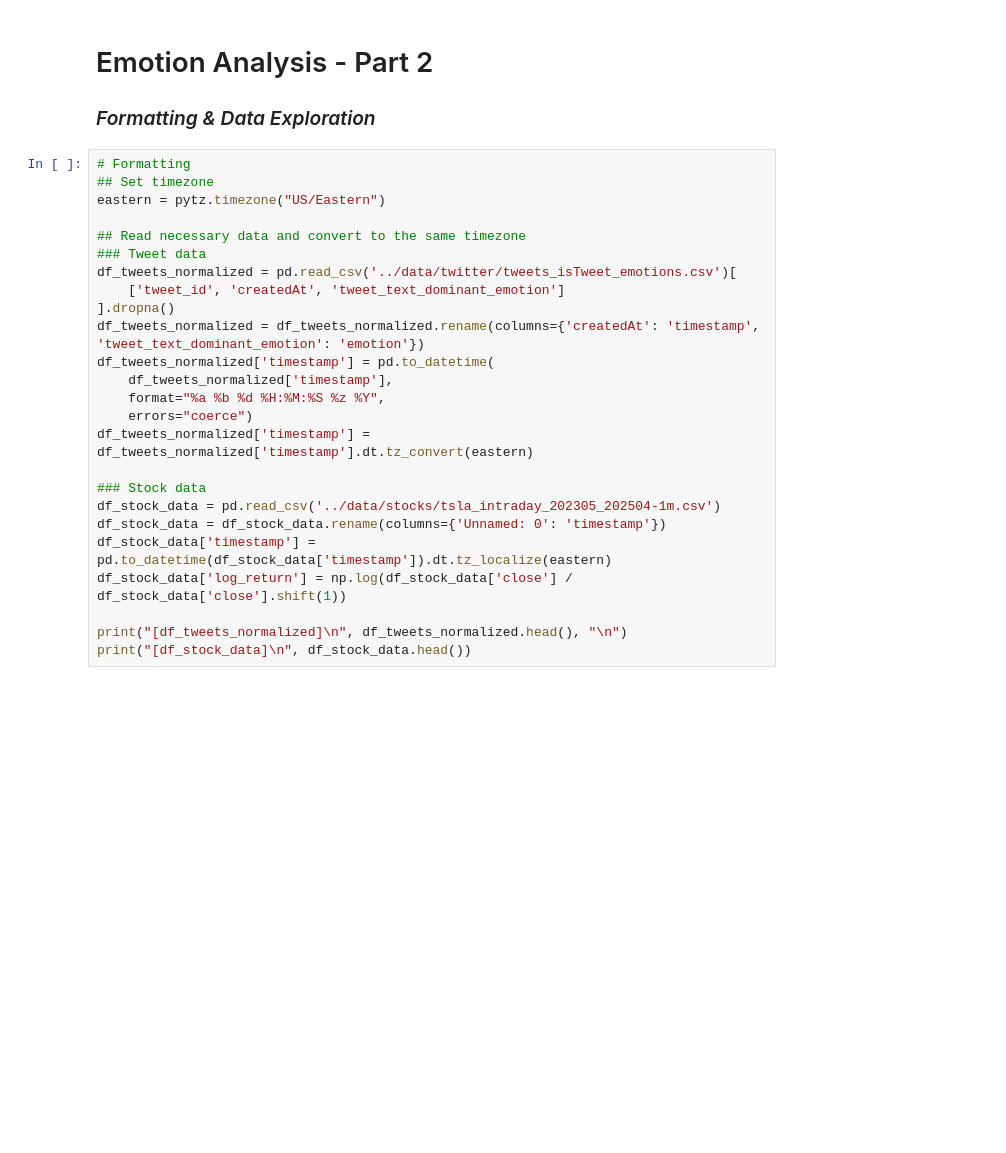
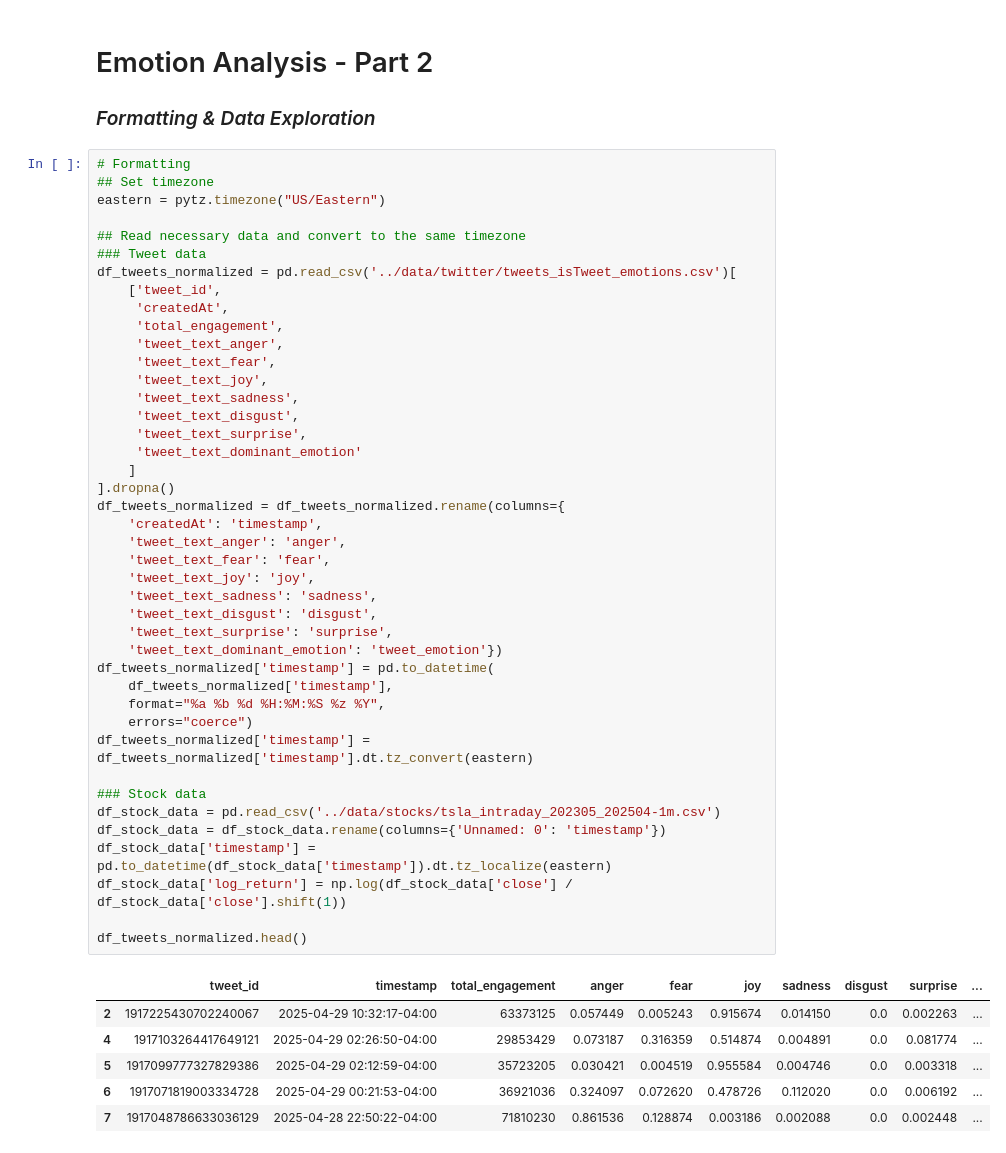
Before and after one commit to AK960/COIN_Repo, a Jupyter notebook: scripts/analyse_emotions.ipynb, the cells around one changed output. Cells and saved outputs as stored; diff of their text form; blank space fills up the shorter version.

```diff
--- a/scripts/analyse_emotions.ipynb
+++ b/scripts/analyse_emotions.ipynb
@@ -176,28 +198,52 @@ This part is only run once to create the new csv-file. Subsequently, the further
 # %%
 # Formatting
 ## Set timezone
 eastern = pytz.timezone("US/Eastern")
 
 ## Read necessary data and convert to the same timezone
 ### Tweet data
 df_tweets_normalized = pd.read_csv('../data/twitter/tweets_isTweet_emotions.csv')[
-    ['tweet_id', 'createdAt', 'tweet_text_dominant_emotion']
+    ['tweet_id',
+     'createdAt',
+     'total_engagement',
+     'tweet_text_anger',
+     'tweet_text_fear',
+     'tweet_text_joy',
+     'tweet_text_sadness',
+     'tweet_text_disgust',
+     'tweet_text_surprise',
+     'tweet_text_dominant_emotion'
+    ]
 ].dropna()
-df_tweets_normalized = df_tweets_normalized.rename(columns={'createdAt': 'timestamp', 'tweet_text_dominant_emotion': 'emotion'})
+df_tweets_normalized = df_tweets_normalized.rename(columns={
+    'createdAt': 'timestamp',
+    'tweet_text_anger': 'anger',
+    'tweet_text_fear': 'fear',
+    'tweet_text_joy': 'joy',
+    'tweet_text_sadness': 'sadness',
+    'tweet_text_disgust': 'disgust',
+    'tweet_text_surprise': 'surprise',
+    'tweet_text_dominant_emotion': 'tweet_emotion'})
 df_tweets_normalized['timestamp'] = pd.to_datetime(
     df_tweets_normalized['timestamp'],
     format="%a %b %d %H:%M:%S %z %Y",
     errors="coerce")
 df_tweets_normalized['timestamp'] = df_tweets_normalized['timestamp'].dt.tz_convert(eastern)
 
 ### Stock data
 df_stock_data = pd.read_csv('../data/stocks/tsla_intraday_202305_202504-1m.csv')
 df_stock_data = df_stock_data.rename(columns={'Unnamed: 0': 'timestamp'})
 df_stock_data['timestamp'] = pd.to_datetime(df_stock_data['timestamp']).dt.tz_localize(eastern)
 df_stock_data['log_return'] = np.log(df_stock_data['close'] / df_stock_data['close'].shift(1))
 
-print("[df_tweets_normalized]\n", df_tweets_normalized.head(), "\n")
-print("[df_stock_data]\n", df_stock_data.head())
+df_tweets_normalized.head()
+# %% [output]
+|  | tweet_id | timestamp | total_engagement | anger | fear | joy | sadness | disgust | surprise | ... |
+| 2 | 1917225430702240067 | 2025-04-29 10:32:17-04:00 | 63373125 | 0.057449 | 0.005243 | 0.915674 | 0.014150 | 0.0 | 0.002263 | ... |
+| 4 | 1917103264417649121 | 2025-04-29 02:26:50-04:00 | 29853429 | 0.073187 | 0.316359 | 0.514874 | 0.004891 | 0.0 | 0.081774 | ... |
+| 5 | 1917099777327829386 | 2025-04-29 02:12:59-04:00 | 35723205 | 0.030421 | 0.004519 | 0.955584 | 0.004746 | 0.0 | 0.003318 | ... |
+| 6 | 1917071819003334728 | 2025-04-29 00:21:53-04:00 | 36921036 | 0.324097 | 0.072620 | 0.478726 | 0.112020 | 0.0 | 0.006192 | ... |
+| 7 | 1917048786633036129 | 2025-04-28 22:50:22-04:00 | 71810230 | 0.861536 | 0.128874 | 0.003186 | 0.002088 | 0.0 | 0.002448 | ... |
 # %%
 # Data exploration
 ## Emotion Occurrence
```
Also changed, not shown: parts of 9 cells of this notebook, 1 other file.
